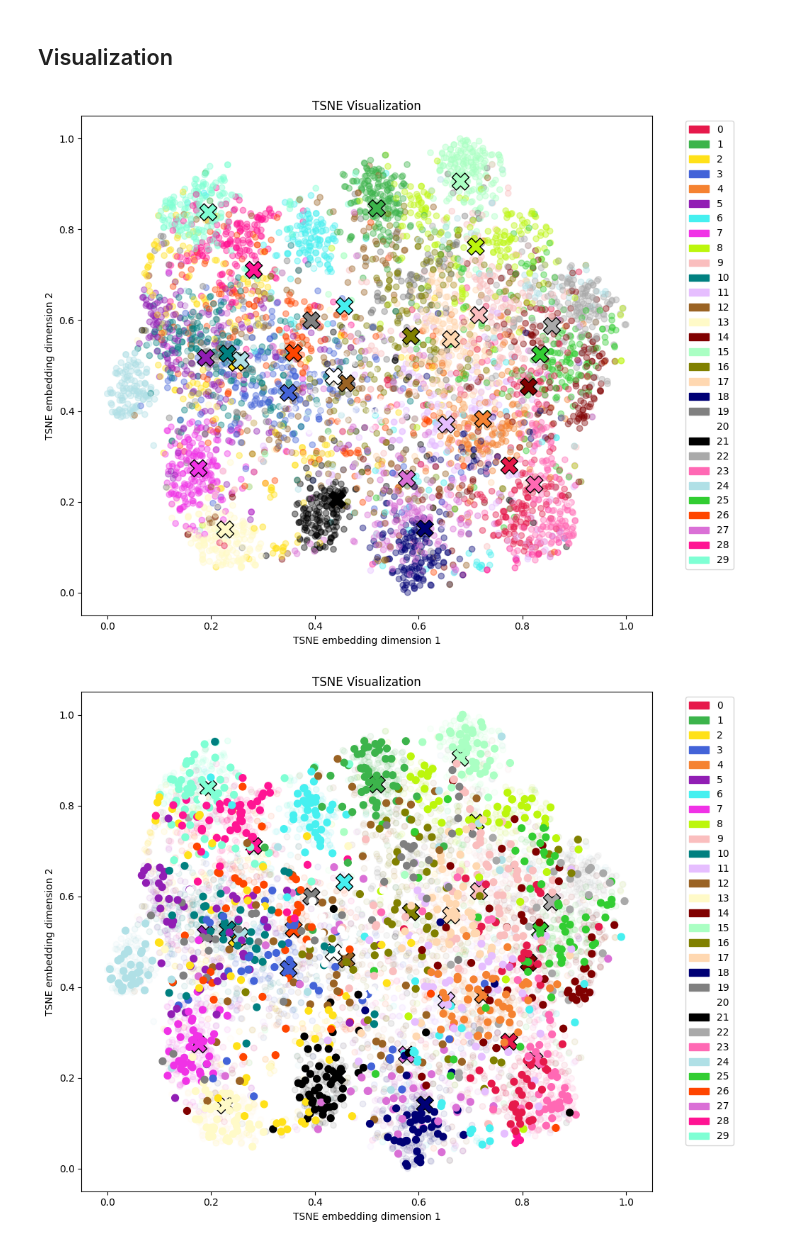
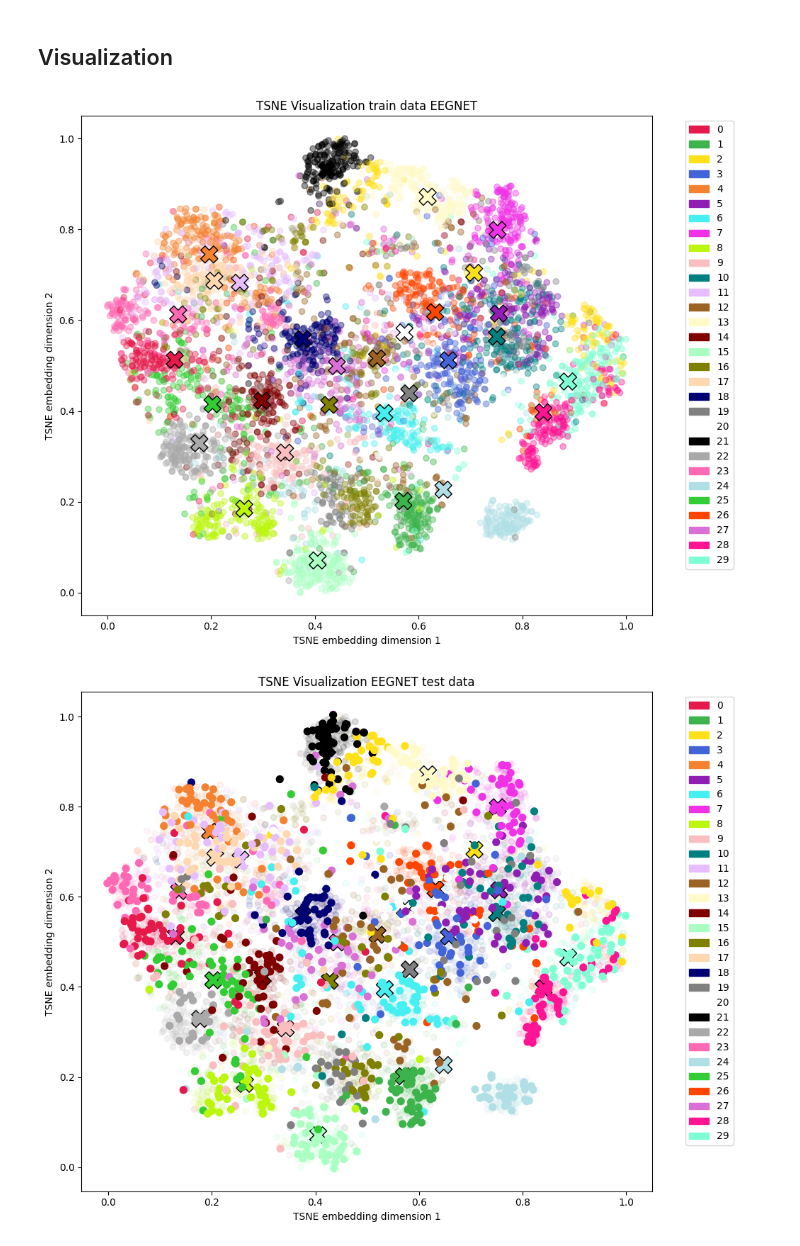
Before and after one commit to KN-Neuron/NeuroGuard-AI, a Jupyter notebook: notebooks/JS_EDA_Proxy.ipynb, the cells around one changed output. Cells and saved outputs as stored; diff of their text form; code cells hidden in the pictures.

Commit message:
Added images minor validation

```diff
--- a/notebooks/JS_EDA_Proxy.ipynb
+++ b/notebooks/JS_EDA_Proxy.ipynb
@@ -272,7 +272,7 @@ learning_rate = 0.005
 dataset = ProxyDataset(X_train,y_train)
 dataloader = DataLoader(dataset, batch_size=batch_size, shuffle=True)
 # %%
-model = EmbeddingEEGNet(cnn_temp_filt=16).to(device)
+model = EmbeddingEEGNet(cnn_temp_filt=16,cnn_separable_size=32).to(device)
 proxy_loss_fn = ProxyNCALoss(len(np.unique(y_encoded)),32).to(device)
 # %%
 optimizer = optim.Adam(model.parameters(), lr=learning_rate)
@@ -395,26 +395,26 @@ centroids = centroid_verifier.centroids
 # %%
 plot_tsne(train_reduced_normalized,
           cmap,
           labels_encoded,
           handles=handles,
           alpha=0.4,
-          title="TSNE Visualization",
+          title="TSNE Visualization train data EEGNET",
           xlabel="TSNE embedding dimension 1",
           ylabel="TSNE embedding dimension 2",
           centroids=centroids)
 # %% [output]
-[figure, old version]
+[figure, new version]
 # %%
 plot_tsne(train_reduced_normalized,
           cmap,
           labels_encoded,
           handles=handles,
           alpha=0.07,
-          title="TSNE Visualization",
+          title="TSNE Visualization EEGNET test data",
           xlabel="TSNE embedding dimension 1",
           ylabel="TSNE embedding dimension 2",
           centroids=centroids,
           test_embeddings=test_reduced_normalized,
           test_labels=test_labels_encoded)
 # %% [output]
-[figure, old version]
+[figure, new version]
```
Also changed, not shown: parts of 9 cells of this notebook, 7 other files.
